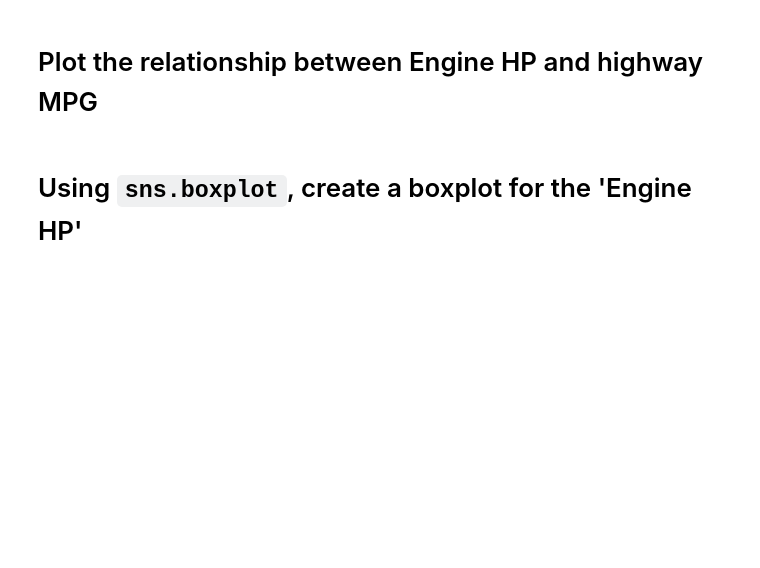
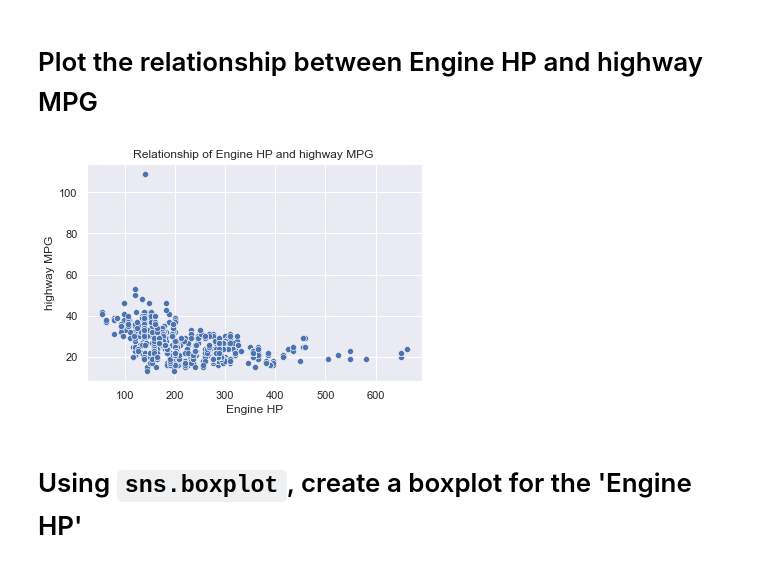
Before and after one commit to nguyenthan-1/2022-fall-data-science, a Jupyter notebook: Week-02-EDA/Exercise-EDA.ipynb, the cells around one changed output. Cells and saved outputs as stored; diff of their text form; code cells hidden in the pictures; blank space fills up the shorter version.

```diff
--- a/Week-02-EDA/Exercise-EDA.ipynb
+++ b/Week-02-EDA/Exercise-EDA.ipynb
@@ -192,6 +241,10 @@ array([ 1, 10])
 # Plot the relationship between Engine HP and highway MPG
 # %%
 # Plot the relationship between Engine HP and highway MPG
+ax = sns.scatterplot(data=temp_df, x='Engine HP', y='highway MPG');
+ax.set_title("Relationship of Engine HP and highway MPG ");
+# %% [output]
+[figure, added]
 # %% [markdown]
 # Using `sns.boxplot`, create a boxplot for the 'Engine HP'
 # %%
```
Also changed, not shown: parts of 18 cells of this notebook, 3 other files.
